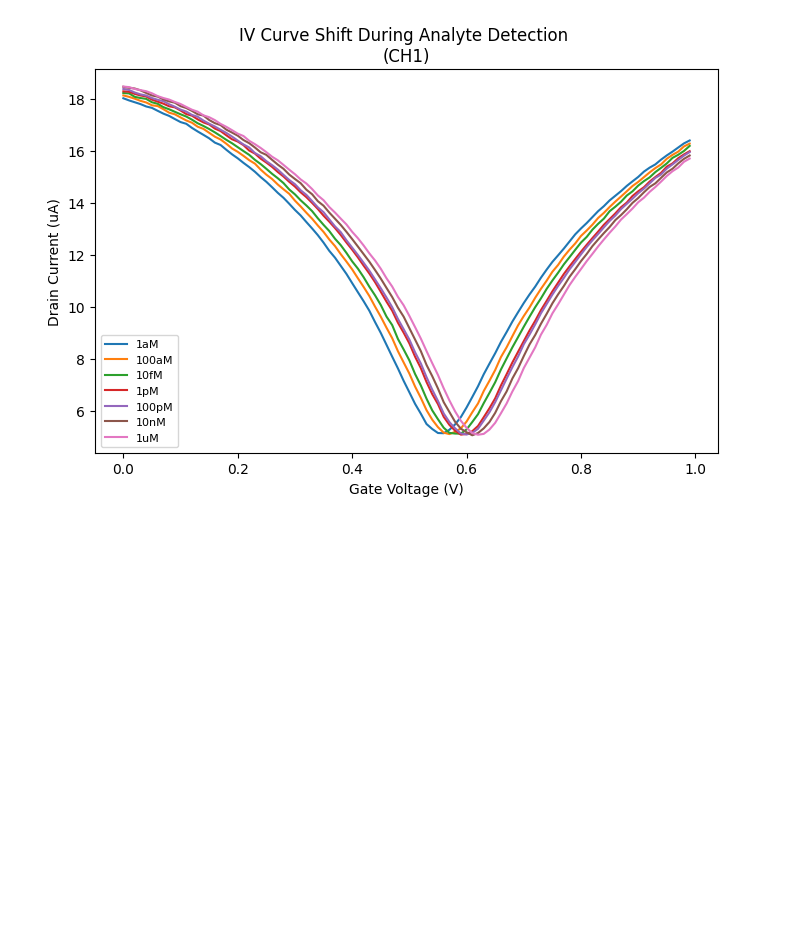
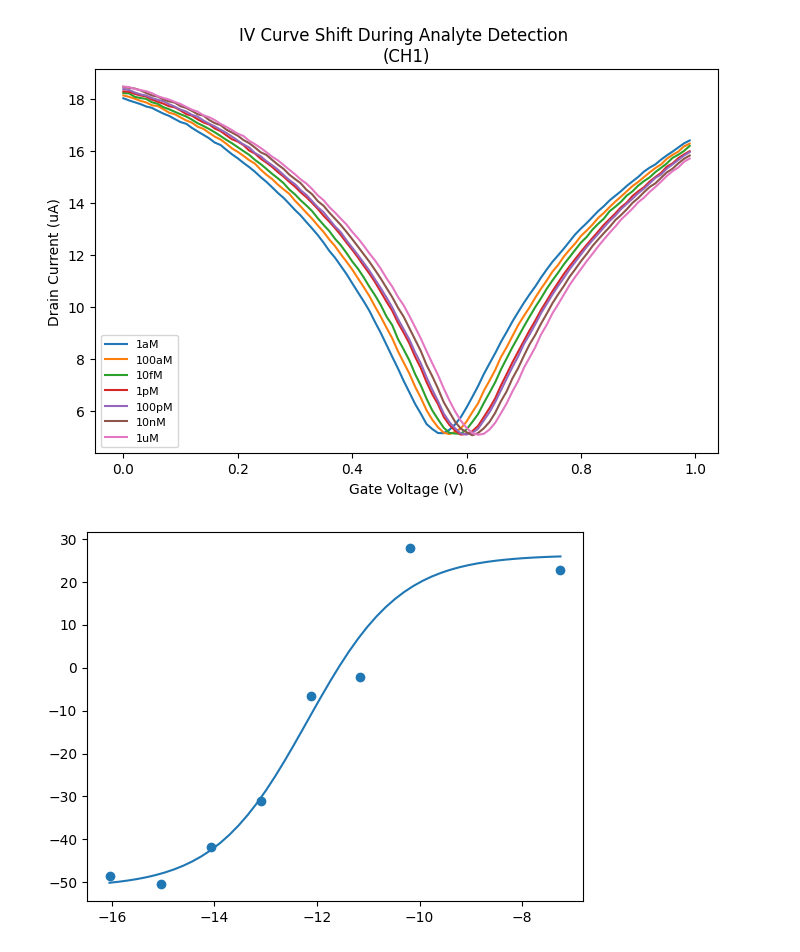
Before and after one commit to jlupoiii/GFET-covid-flu, a Jupyter notebook: Akinwande-lab-measurements/iv-curves/anslysis_scripts_pcb_smu/dirac_tracking_analyte_detection.ipynb, the cells around one changed output. Saved outputs shown, nothing was run; the diff lists cells and outputs as text; code cells hidden in the pictures; blank space fills up the shorter version.

```diff
--- a/Akinwande-lab-measurements/iv-curves/anslysis_scripts_pcb_smu/dirac_tracking_analyte_detection.ipynb
+++ b/Akinwande-lab-measurements/iv-curves/anslysis_scripts_pcb_smu/dirac_tracking_analyte_detection.ipynb
@@ -212,3 +300,44 @@ plt.show()
 plt.close()
 # %% [output]
 [figure]
+# %%
+# hill curve fitting
+
+
+def hill_function(x, A, K, n, b):
+    '''
+    Hill curve
+    Returns the value at input x, given coefficients
+    '''
+    return A * (x**n) / (K**n + x**n) + b
+
+def hill_log_function(x_log, A, logK, n, b):
+    return A / (1 + 10**((logK - x_log)*n)) + b
+
+
+x_data=np.array([9.01e-17, 9.24e-16, 8.62e-15, 8.00e-14, 7.47e-13, 7.00e-12, 6.58e-11, 5.56e-08])
+x_data_log = np.log10(x_data)
+y_data=np.array([-48.47129542, -50.49397118, -41.70719857, -31.0603037 , -6.62752382,  -2.24790406,  27.73919795,  22.81455124])
+# y_data=[19.84854715, 27.80136539, 37.33263036, 44.36770214, 48.95835796, 53.67856878, 55.78135487, 59.19859929]
+
+
+
+bounds = (
+    [0, -20, 0, -100],
+    [200, 0, 5, 100]
+)
+hill_coeffs_log, _ = curve_fit(
+    hill_log_function,
+    x_data_log,
+    y_data,
+    bounds=bounds,
+    method='trf'
+)
+X_fit = np.linspace(min(x_data_log), max(x_data_log), 50)
+Y_fit = hill_log_function(X_fit, *hill_coeffs_log)
+plt.plot(X_fit, Y_fit)
+plt.scatter(x_data_log, y_data)
+plt.show()
+plt.close()
+# %% [output]
+[figure, added]
```
Also changed, not shown: parts of 5 cells of this notebook.
